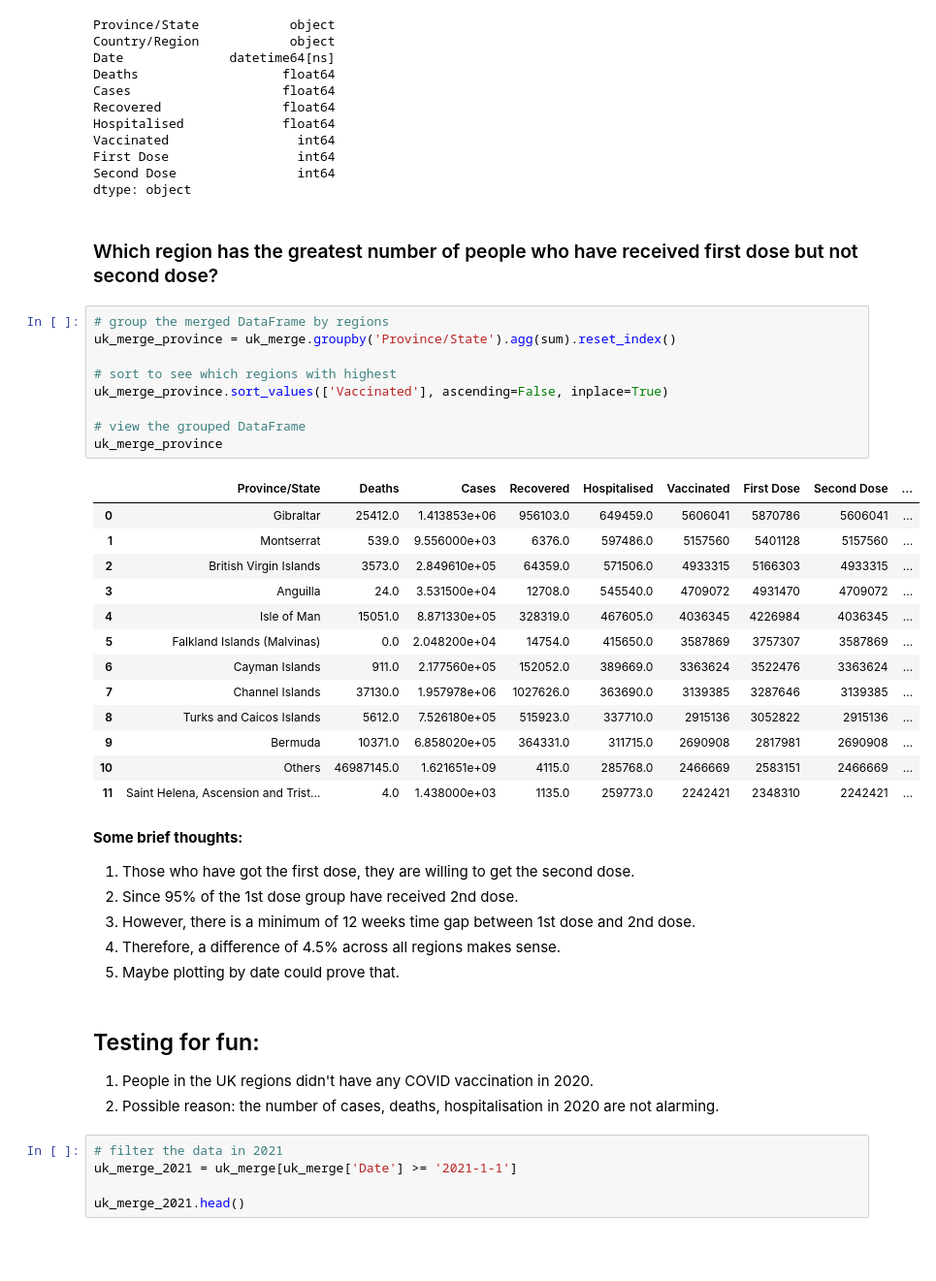
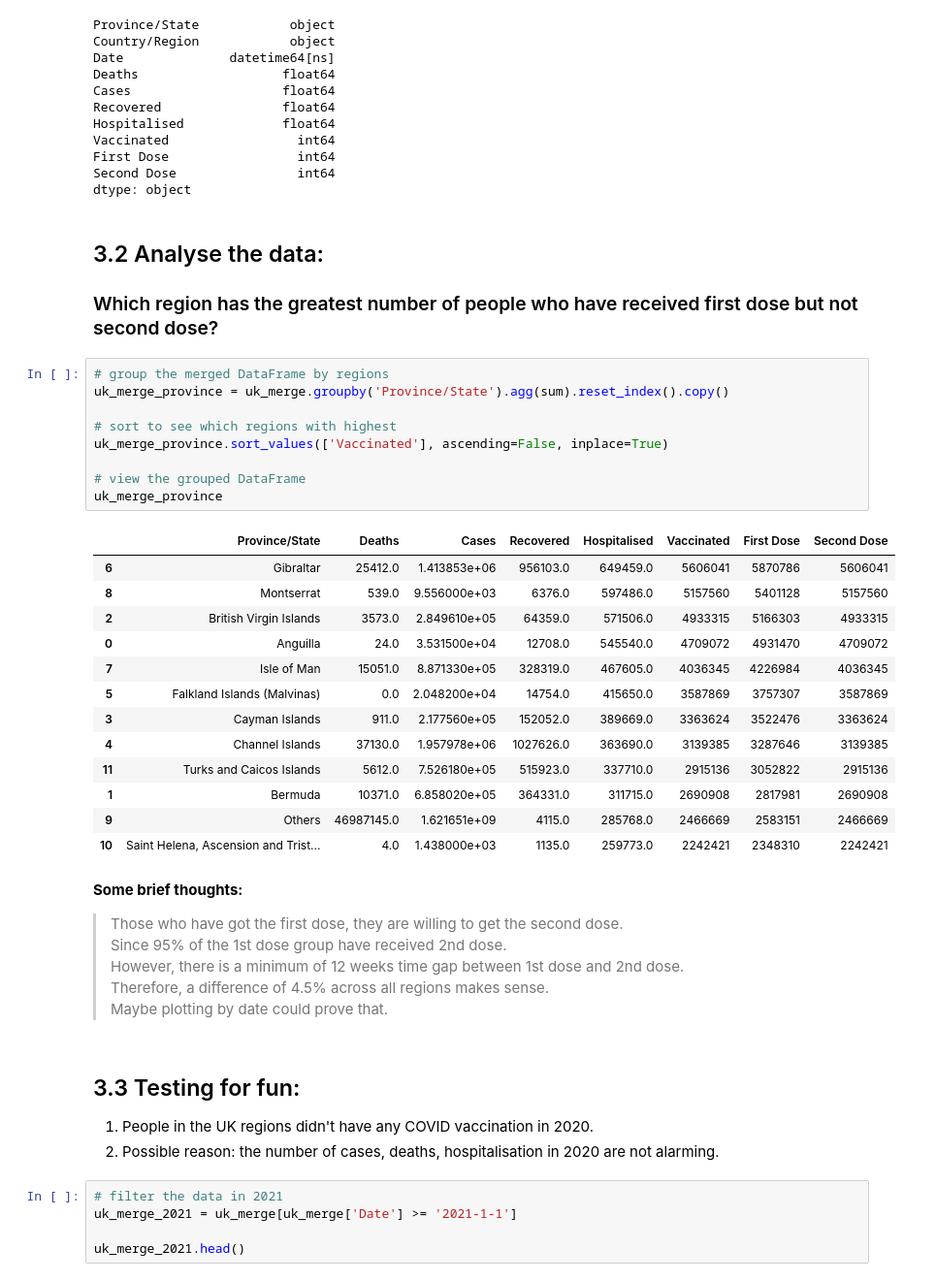
Before and after one commit to MiffySiu/LSE_DA201_COVID_analysis_ChingSum_Siu, a Jupyter notebook: COVID data analysis.ipynb, the cells around one changed output. Shown at 97% size. Cells and saved outputs as stored; diff of their text form; blank space fills up the shorter version.

```diff
--- a/COVID data analysis.ipynb
+++ b/COVID data analysis.ipynb
@@ -548,39 +518,40 @@ First Dose                 int64
 Second Dose                int64
 dtype: object
 # %% [markdown]
+## 3.2 Analyse the data:
 ### Which region has the greatest number of people who have received first dose but not second dose?
 # %%
 # group the merged DataFrame by regions
-uk_merge_province = uk_merge.groupby('Province/State').agg(sum).reset_index()
+uk_merge_province = uk_merge.groupby('Province/State').agg(sum).reset_index().copy()
 
 # sort to see which regions with highest
 uk_merge_province.sort_values(['Vaccinated'], ascending=False, inplace=True)
 
 # view the grouped DataFrame
 uk_merge_province
 # %% [output]
-|  | Province/State | Deaths | Cases | Recovered | Hospitalised | Vaccinated | First Dose | Second Dose | ... |
-| 0 | Gibraltar | 25412.0 | 1.413853e+06 | 956103.0 | 649459.0 | 5606041 | 5870786 | 5606041 | ... |
-| 1 | Montserrat | 539.0 | 9.556000e+03 | 6376.0 | 597486.0 | 5157560 | 5401128 | 5157560 | ... |
-| 2 | British Virgin Islands | 3573.0 | 2.849610e+05 | 64359.0 | 571506.0 | 4933315 | 5166303 | 4933315 | ... |
-| 3 | Anguilla | 24.0 | 3.531500e+04 | 12708.0 | 545540.0 | 4709072 | 4931470 | 4709072 | ... |
-| 4 | Isle of Man | 15051.0 | 8.871330e+05 | 328319.0 | 467605.0 | 4036345 | 4226984 | 4036345 | ... |
-| 5 | Falkland Islands (Malvinas) | 0.0 | 2.048200e+04 | 14754.0 | 415650.0 | 3587869 | 3757307 | 3587869 | ... |
-| 6 | Cayman Islands | 911.0 | 2.177560e+05 | 152052.0 | 389669.0 | 3363624 | 3522476 | 3363624 | ... |
-| 7 | Channel Islands | 37130.0 | 1.957978e+06 | 1027626.0 | 363690.0 | 3139385 | 3287646 | 3139385 | ... |
-| 8 | Turks and Caicos Islands | 5612.0 | 7.526180e+05 | 515923.0 | 337710.0 | 2915136 | 3052822 | 2915136 | ... |
-| 9 | Bermuda | 10371.0 | 6.858020e+05 | 364331.0 | 311715.0 | 2690908 | 2817981 | 2690908 | ... |
-| 10 | Others | 46987145.0 | 1.621651e+09 | 4115.0 | 285768.0 | 2466669 | 2583151 | 2466669 | ... |
-| 11 | Saint Helena, Ascension and Trist... | 4.0 | 1.438000e+03 | 1135.0 | 259773.0 | 2242421 | 2348310 | 2242421 | ... |
+|  | Province/State | Deaths | Cases | Recovered | Hospitalised | Vaccinated | First Dose | Second Dose |
+| 6 | Gibraltar | 25412.0 | 1.413853e+06 | 956103.0 | 649459.0 | 5606041 | 5870786 | 5606041 |
+| 8 | Montserrat | 539.0 | 9.556000e+03 | 6376.0 | 597486.0 | 5157560 | 5401128 | 5157560 |
+| 2 | British Virgin Islands | 3573.0 | 2.849610e+05 | 64359.0 | 571506.0 | 4933315 | 5166303 | 4933315 |
+| 0 | Anguilla | 24.0 | 3.531500e+04 | 12708.0 | 545540.0 | 4709072 | 4931470 | 4709072 |
+| 7 | Isle of Man | 15051.0 | 8.871330e+05 | 328319.0 | 467605.0 | 4036345 | 4226984 | 4036345 |
+| 5 | Falkland Islands (Malvinas) | 0.0 | 2.048200e+04 | 14754.0 | 415650.0 | 3587869 | 3757307 | 3587869 |
+| 3 | Cayman Islands | 911.0 | 2.177560e+05 | 152052.0 | 389669.0 | 3363624 | 3522476 | 3363624 |
+| 4 | Channel Islands | 37130.0 | 1.957978e+06 | 1027626.0 | 363690.0 | 3139385 | 3287646 | 3139385 |
+| 11 | Turks and Caicos Islands | 5612.0 | 7.526180e+05 | 515923.0 | 337710.0 | 2915136 | 3052822 | 2915136 |
+| 1 | Bermuda | 10371.0 | 6.858020e+05 | 364331.0 | 311715.0 | 2690908 | 2817981 | 2690908 |
+| 9 | Others | 46987145.0 | 1.621651e+09 | 4115.0 | 285768.0 | 2466669 | 2583151 | 2466669 |
+| 10 | Saint Helena, Ascension and Trist... | 4.0 | 1.438000e+03 | 1135.0 | 259773.0 | 2242421 | 2348310 | 2242421 |
 # %% [markdown]
-**Some brief thoughts:**
-   1. Those who have got the first dose, they are willing to get the second dose.
-   2. Since 95% of the 1st dose group have received 2nd dose.
-   3. However, there is a minimum of 12 weeks time gap between 1st dose and 2nd dose.
-   4. Therefore, a difference of 4.5% across all regions makes sense.
-   5. Maybe plotting by date could prove that.
+**Some brief thoughts:**<br>
+> Those who have got the first dose, they are willing to get the second dose.<br>
+  Since 95% of the 1st dose group have received 2nd dose. <br>
+  However, there is a minimum of 12 weeks time gap between 1st dose and 2nd dose.<br>
+  Therefore, a difference of 4.5% across all regions makes sense.<br>
+  Maybe plotting by date could prove that.<br>
 # %% [markdown]
-## Testing for fun:
+## 3.3 Testing for fun:
 1. People in the UK regions didn't have any COVID vaccination in 2020.
 2. Possible reason: the number of cases, deaths, hospitalisation in 2020 are not alarming.
 # %%
```
Also changed, not shown: parts of 36 cells of this notebook.
